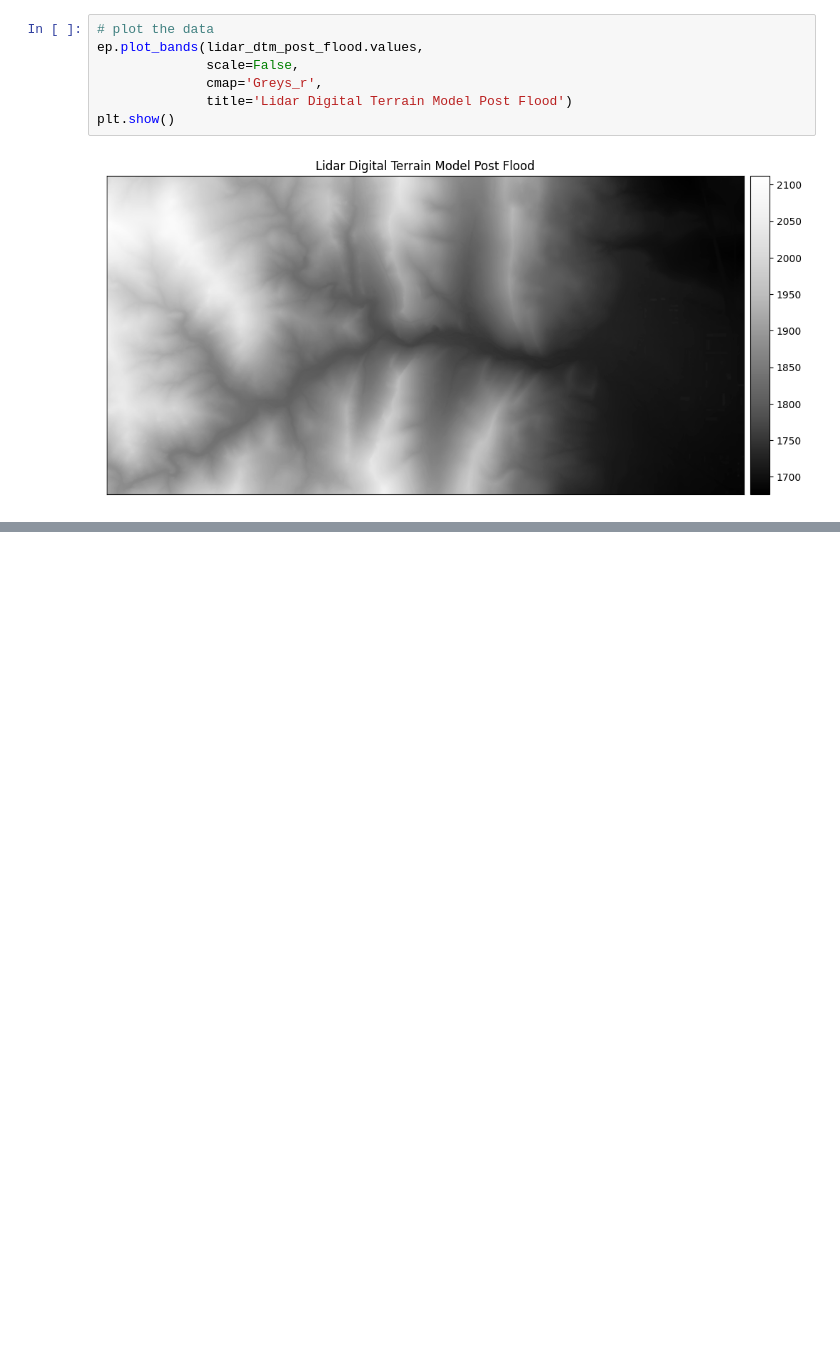
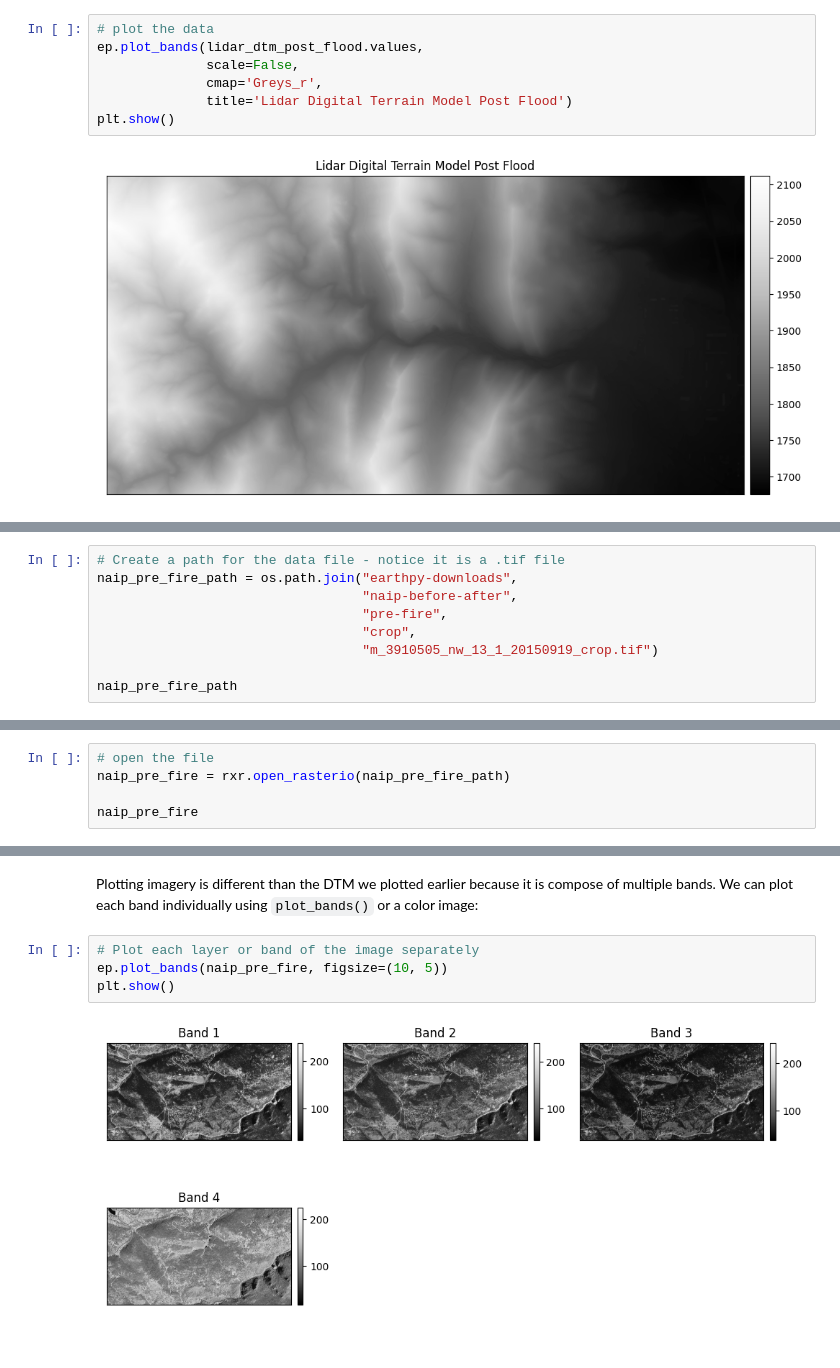
Before and after one commit to achi113s/EarthDataScience, a Jupyter notebook: intro/ch5_spatialdata/Lesson2RasterData.ipynb, the cells around one changed output, grey strips where cells are left out. Saved outputs shown, nothing was run; the diff lists cells and outputs as text; blank space fills up the shorter version.

```diff
--- a/intro/ch5_spatialdata/Lesson2RasterData.ipynb
+++ b/intro/ch5_spatialdata/Lesson2RasterData.ipynb
@@ -190,0 +202,9 @@ plt.show()
+# %%
+# Create a path for the data file - notice it is a .tif file
+naip_pre_fire_path = os.path.join("earthpy-downloads",
+                                  "naip-before-after",
+                                  "pre-fire",
+                                  "crop",
+                                  "m_3910505_nw_13_1_20150919_crop.tif")
+
+naip_pre_fire_path
@@ -190,0 +213,5 @@ plt.show()
+# %%
+# open the file
+naip_pre_fire = rxr.open_rasterio(naip_pre_fire_path)
+
+naip_pre_fire
@@ -190,0 +235,8 @@ plt.show()
+# %% [markdown]
+Plotting imagery is different than the DTM we plotted earlier because it is compose of multiple bands. We can plot each band individually using `plot_bands()` or a color image:
+# %%
+# Plot each layer or band of the image separately
+ep.plot_bands(naip_pre_fire, figsize=(10, 5))
+plt.show()
+# %% [output]
+[figure, added]
```
Also changed, not shown: parts of 8 cells of this notebook.
